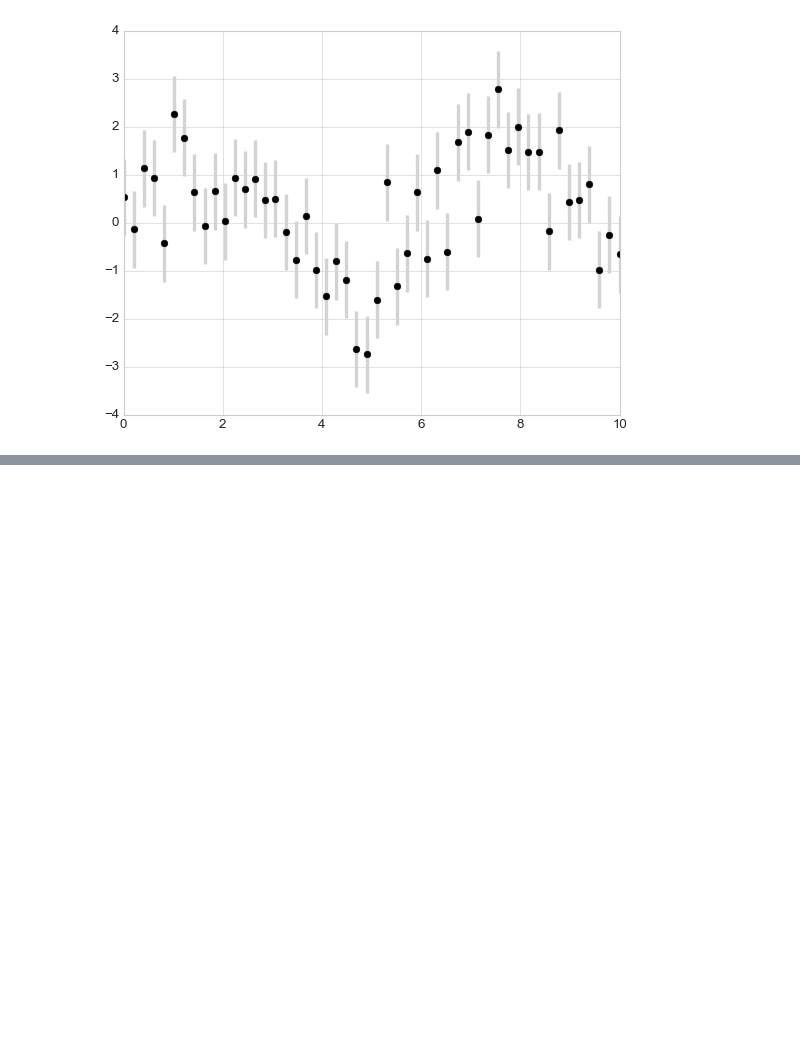
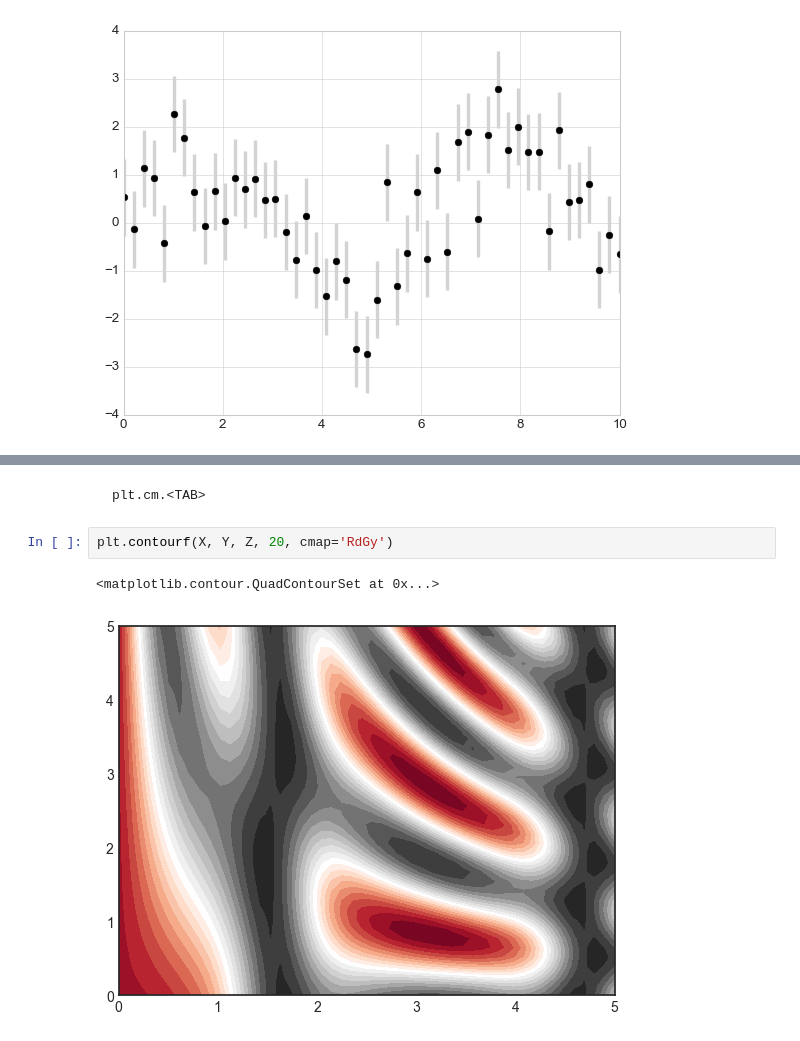
Before and after one commit to ohkjin/JupiterNotebookBrute, a Jupyter notebook: K5_ch04Visualization with Matplotlib.ipynb, the cells around one changed output, grey strips where cells are left out. Saved outputs shown, nothing was run; the diff lists cells and outputs as text; blank space fills up the shorter version.

````diff
--- a/K5_ch04Visualization with Matplotlib.ipynb
+++ b/K5_ch04Visualization with Matplotlib.ipynb
@@ -344,0 +410,9 @@ plt.errorbar(x, y, yerr=dy, fmt='o', color='black',
+# %% [markdown]
+```python
+plt.cm.<TAB>
+```
+# %%
+plt.contourf(X, Y, Z, 20, cmap='RdGy')
+# %% [output]
+<matplotlib.contour.QuadContourSet at 0x...>
+[figure, added]
````
Also changed, not shown: parts of 108 cells of this notebook, 1 other file.
